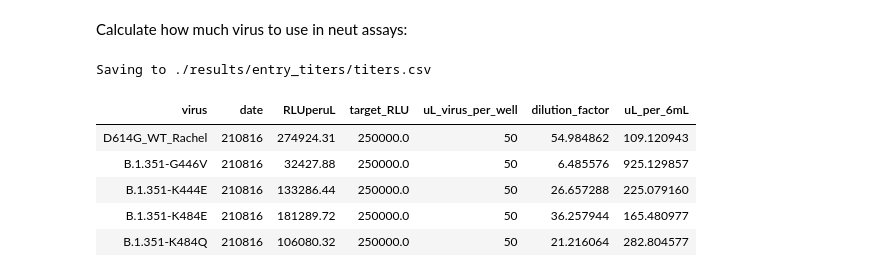
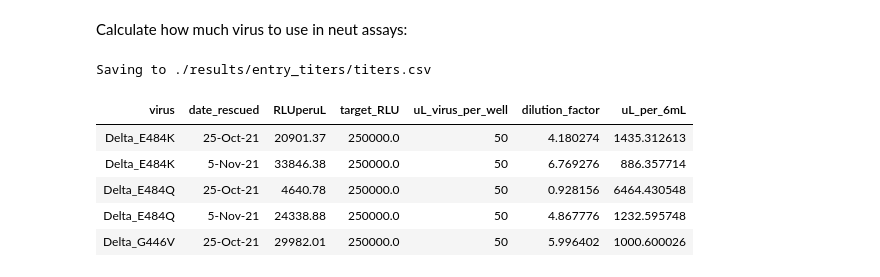
Before and after one commit to jbloomlab/SARS-CoV-2-RBD_Delta, a Jupyter notebook: experimental_data/calculate_entry_titer.ipynb, the cells around one changed output. Saved outputs shown, nothing was run; the diff lists cells and outputs as text; code cells hidden in the pictures.

```diff
--- a/experimental_data/calculate_entry_titer.ipynb
+++ b/experimental_data/calculate_entry_titer.ipynb
@@ -33,7 +33,8 @@ for f in os.listdir(titerdir):
 
 titers = (titers
           .assign(RLUperuL=lambda x: x['RLU_per_well'] / x['uL_virus'],
-                  date=lambda x: x['date'].astype(str)
+                  date=lambda x: x['date'].astype(str),
+                  date_rescued=lambda x: x['date_rescued'].astype(str)
                  )
          )
 
@@ -99,9 +105,8 @@ Saving to ./results/entry_titers/RLUperuL.pdf
 From visual inspection of the above plots, it appears that only the 5 highest dilutions (i.e., >0.5uL of virus per well) are reliable enough to calculate titers.
 # %%
 average_titers = (titers
-                  .dropna() # missing values for some replicates
                   .query('uL_virus > 0.5') # drop lowest concentration of virus
-                  .groupby(['virus', 'replicate', 'date'])
+                  .groupby(['virus', 'replicate', 'date_rescued'])
                   .agg(mean_RLUperuL=pd.NamedAgg(column='RLUperuL', aggfunc=np.mean))
                   .reset_index()
                  )
@@ -143,30 +148,30 @@ Calculate how much virus to use in neut assays:
 # %%
 target_RLU = 2.5e5
 uL_virus_per_well = 50
 
 dilute_virus = (average_titers
-                .groupby(['virus', 'date'])
+                .groupby(['virus', 'date_rescued'])
                 .agg(RLUperuL=pd.NamedAgg(column='mean_RLUperuL', aggfunc=np.mean))
                 .reset_index()
                 .assign(target_RLU = target_RLU,
                         uL_virus_per_well = uL_virus_per_well,
                         dilution_factor = lambda x: x['RLUperuL']/target_RLU*uL_virus_per_well,
                         uL_per_6mL = lambda x: 6000/x['dilution_factor']
                        )
                )
 
 
 titerfile = os.path.join(resultsdir, 'titers.csv')
 print(f"Saving to {titerfile}")
 
 dilute_virus.to_csv(titerfile, index=False)
 
 display(HTML(dilute_virus.head().to_html(index=False)))
 # %% [output]
 Saving to ./results/entry_titers/titers.csv
-| virus | date | RLUperuL | target_RLU | uL_virus_per_well | dilution_factor | uL_per_6mL |
-| D614G_WT_Rachel | 210816 | 274924.31 | 250000.0 | 50 | 54.984862 | 109.120943 |
-| B.1.351-G446V | 210816 | 32427.88 | 250000.0 | 50 | 6.485576 | 925.129857 |
-| B.1.351-K444E | 210816 | 133286.44 | 250000.0 | 50 | 26.657288 | 225.079160 |
-| B.1.351-K484E | 210816 | 181289.72 | 250000.0 | 50 | 36.257944 | 165.480977 |
-| B.1.351-K484Q | 210816 | 106080.32 | 250000.0 | 50 | 21.216064 | 282.804577 |
+| virus | date_rescued | RLUperuL | target_RLU | uL_virus_per_well | dilution_factor | uL_per_6mL |
+| Delta_E484K | 25-Oct-21 | 20901.37 | 250000.0 | 50 | 4.180274 | 1435.312613 |
+| Delta_E484K | 5-Nov-21 | 33846.38 | 250000.0 | 50 | 6.769276 | 886.357714 |
+| Delta_E484Q | 25-Oct-21 | 4640.78 | 250000.0 | 50 | 0.928156 | 6464.430548 |
+| Delta_E484Q | 5-Nov-21 | 24338.88 | 250000.0 | 50 | 4.867776 | 1232.595748 |
+| Delta_G446V | 25-Oct-21 | 29982.01 | 250000.0 | 50 | 5.996402 | 1000.600026 |
```
Also changed, not shown: parts of 6 cells of this notebook, 16 other files.
